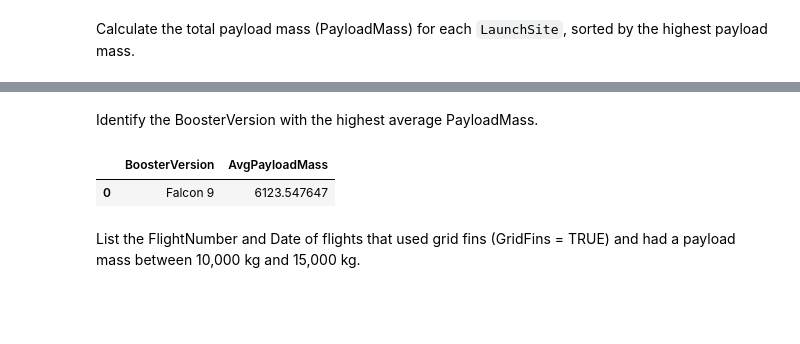
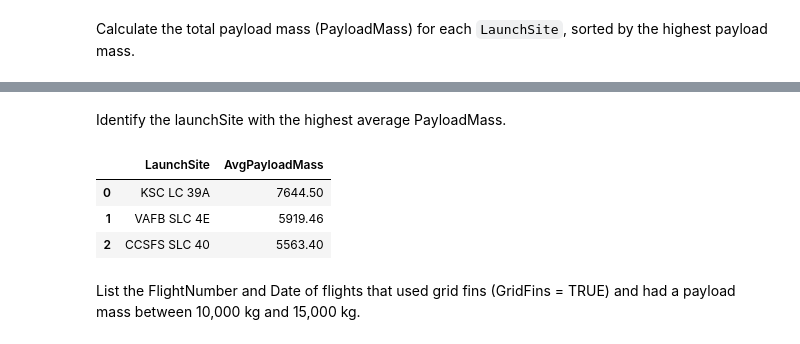
Before and after one commit to ClaudioChavarria/Rocket-Landing-Success-ML, a Jupyter notebook: 03-eda_and_feature_engineering/03-eda-and-feature-engineering.ipynb, the cells around one changed output, grey strips where cells are left out. Saved outputs shown, nothing was run; the diff lists cells and outputs as text; code cells hidden in the pictures; blank space fills up the shorter version.

```diff
--- a/03-eda_and_feature_engineering/03-eda-and-feature-engineering.ipynb
+++ b/03-eda_and_feature_engineering/03-eda-and-feature-engineering.ipynb
@@ -209,16 +223,22 @@ result
 # %% [markdown]
-Identify the BoosterVersion with the highest average PayloadMass.
+Identify the launchSite with the highest average PayloadMass.
 # %%
-query = '''SELECT BoosterVersion, AVG(PayloadMass) AS AvgPayloadMass
+query = '''
+SELECT
+  LaunchSite,
+  ROUND(AVG(PayloadMass), 2) AS AvgPayloadMass
 FROM SPACEX_LANDING
-GROUP BY BoosterVersion
+GROUP BY LaunchSite
 ORDER BY AvgPayloadMass DESC
-LIMIT 1;'''
+;
+'''
 result = pd.read_sql(query, con=engine)
 result
 # %% [output]
-|  | BoosterVersion | AvgPayloadMass |
-| 0 | Falcon 9 | 6123.547647 |
+|  | LaunchSite | AvgPayloadMass |
+| 0 | KSC LC 39A | 7644.50 |
+| 1 | VAFB SLC 4E | 5919.46 |
+| 2 | CCSFS SLC 40 | 5563.40 |
 # %% [markdown]
 List the FlightNumber and Date of flights that used grid fins (GridFins = TRUE) and had a payload mass between 10,000 kg and 15,000 kg.
 # %%
```
Also changed, not shown: parts of 2 cells of this notebook.
